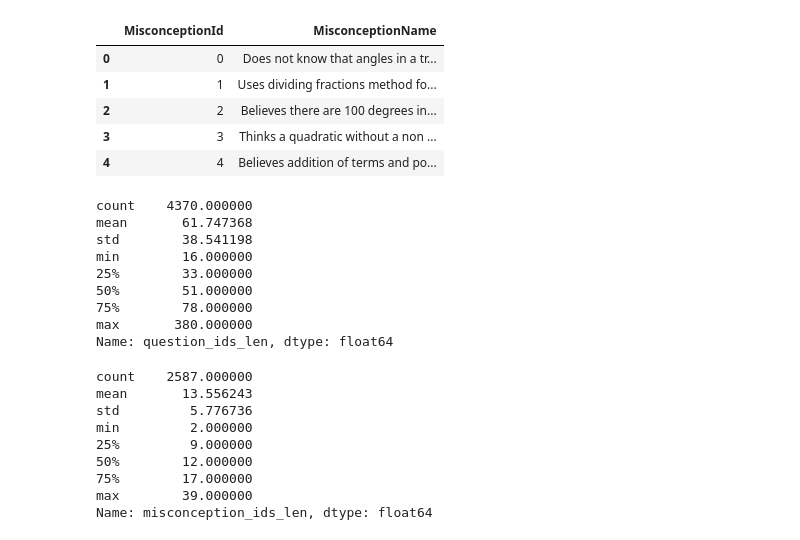
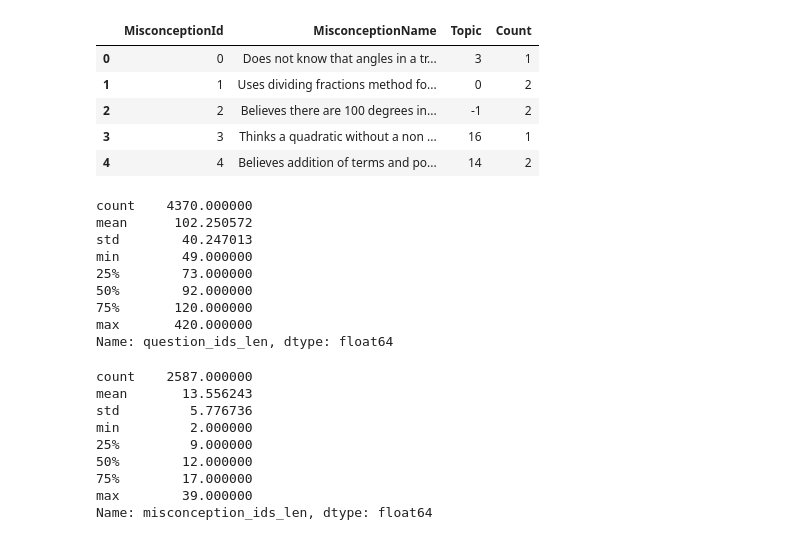
Before and after one commit to Shakleen/mining-misconceptions-in-math, a Jupyter notebook: notebooks/contrastive_dataset_eda.ipynb, the cells around one changed output. Cells and saved outputs as stored; diff of their text form; code cells hidden in the pictures.

```diff
--- a/notebooks/contrastive_dataset_eda.ipynb
+++ b/notebooks/contrastive_dataset_eda.ipynb
@@ -23,13 +29,13 @@ df[ContrastiveCSVColumns.QUESTION_DETAILS] = df.apply(
 # %%
-misconception_df = pd.read_csv("data/misconceptions-datasetas216_mx.csv")
+misconception_df = pd.read_csv("data/misconception_dataset.csv")
 misconception_df.head()
 # %% [output]
-|  | MisconceptionId | MisconceptionName |
-| 0 | 0 | Does not know that angles in a tr... |
-| 1 | 1 | Uses dividing fractions method fo... |
-| 2 | 2 | Believes there are 100 degrees in... |
-| 3 | 3 | Thinks a quadratic without a non ... |
-| 4 | 4 | Believes addition of terms and po... |
+|  | MisconceptionId | MisconceptionName | Topic | Count |
+| 0 | 0 | Does not know that angles in a tr... | 3 | 1 |
+| 1 | 1 | Uses dividing fractions method fo... | 0 | 2 |
+| 2 | 2 | Believes there are 100 degrees in... | -1 | 2 |
+| 3 | 3 | Thinks a quadratic without a non ... | 16 | 1 |
+| 4 | 4 | Believes addition of terms and po... | 14 | 2 |
 # %%
 import torch
 from transformers import AutoTokenizer
@@ -39,19 +45,19 @@ MODEL_PATH = ".cache/deberta-v3-base/"
 tokenizer = AutoTokenizer.from_pretrained(MODEL_PATH)
 tokenizer.pad_token = tokenizer.eos_token
 
-df["question_ids_len"] = df[ContrastiveCSVColumns.QUESTION_DETAILS].apply(
+df["question_ids_len"] = df["query"].apply(
     lambda x: len(tokenizer.encode(x, add_special_tokens=False))
 )
 df["question_ids_len"].describe()
 # %% [output]
 count    4370.000000
-mean       61.747368
-std        38.541198
-min        16.000000
-25%        33.000000
-50%        51.000000
-75%        78.000000
-max       380.000000
+mean      102.250572
+std        40.247013
+min        49.000000
+25%        73.000000
+50%        92.000000
+75%       120.000000
+max       420.000000
 Name: question_ids_len, dtype: float64
 # %%
 from src.constants.column_names import MisconceptionsCSVColumns
```
Also changed, not shown: parts of 4 cells of this notebook, 9 other files.
